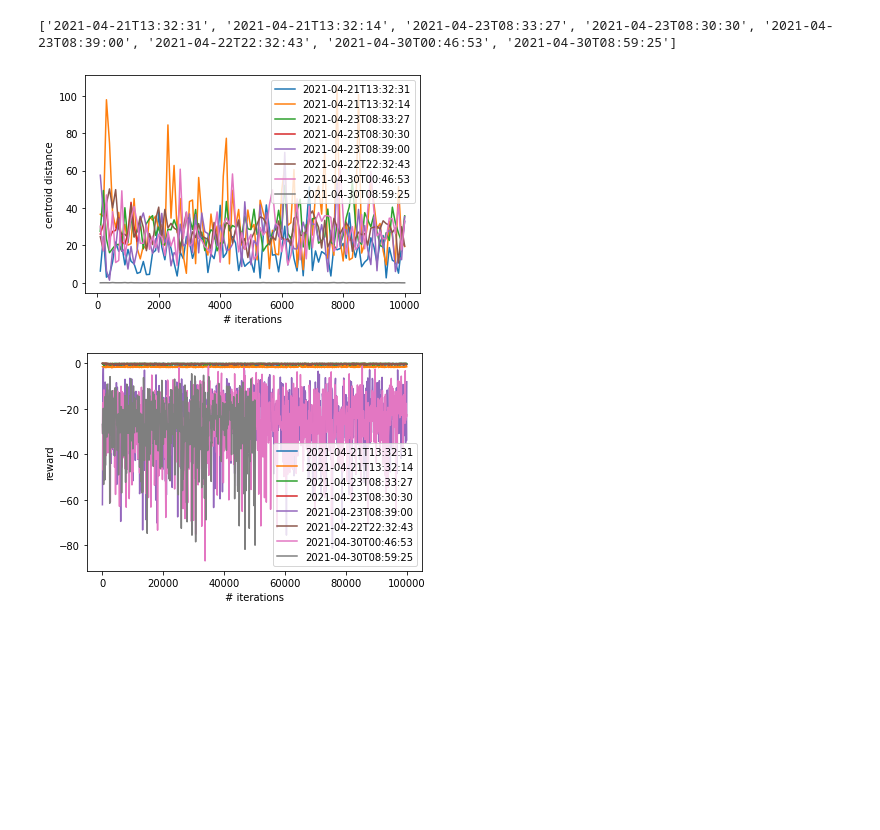
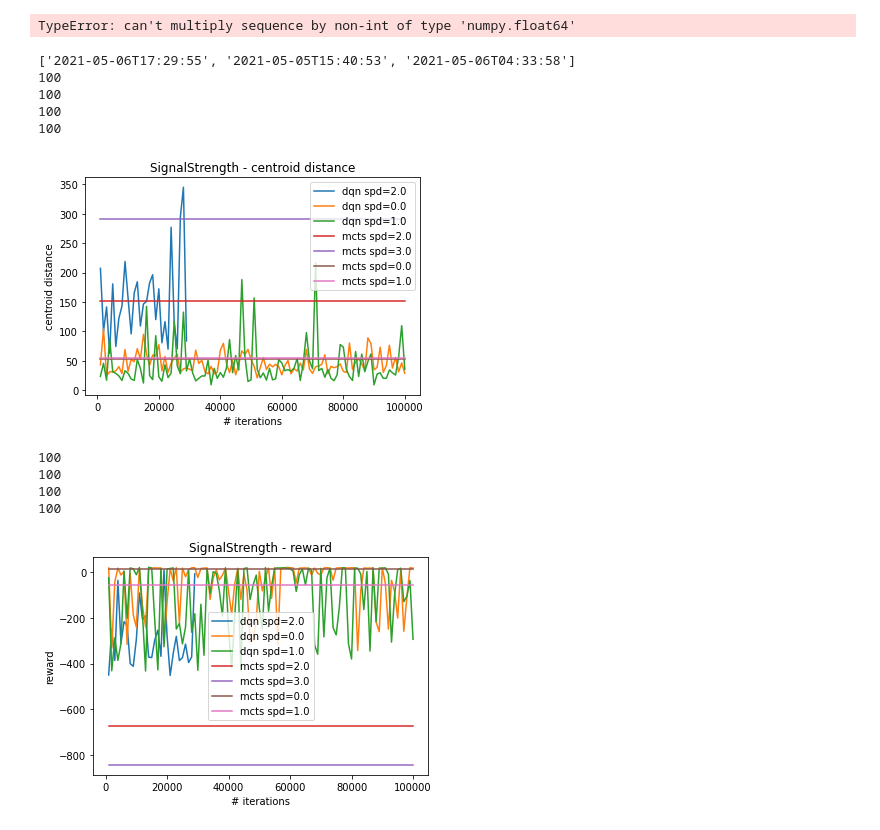
Before and after one commit to IQTLabs/BirdsEye, a Jupyter notebook: results.ipynb, the cells around one changed output. Drawn from its saved outputs; the diff is of its cells as text; code cells hidden in the pictures; blank space fills up the shorter version.

```diff
--- a/results.ipynb
+++ b/results.ipynb
@@ -3,0 +39,7 @@ from birdseye.results import *
+# %%
+mcts_logs = {}
+for run in filtered_mcts_runs:
+    mcts_logs[run] = {
+        'config': get_config('mcts', run),
+        'data': get_data('mcts', run)
+    }
@@ -4,30 +50,54 @@ from birdseye.results import *
+# %%
+[1]*10*np.mean([1,2])
+# %% [output]
+TypeError: can't multiply sequence by non-int of type 'numpy.float64'
 # %%
 dqn_runs = get_valid_runs('dqn')
-config_filter = {'target_speed':'0.0'}
+#config_filter = {'target_speed':'0.0'}
+config_filter = {'datetime_start': '2021-05-03T22:26:56' }
+config_filter = {'sensor': 'signalstrength'}
 filtered_dqn_runs = filter_runs('dqn', dqn_runs, config_filter)
 print(filtered_dqn_runs)
 
 plt.figure()
 for r in filtered_dqn_runs:
     config = get_config('dqn', r)
     data = get_data('dqn', r)
-    plt.plot(data['n_iter'][:100], data['avg_centroid_err'][:100]/float(config['Methods']['max_episode_length']), label=r)
+    plt.plot(data['n_iter'], data['avg_centroid_err'], label='dqn spd={}'.format(float(config['Methods']['target_speed'])))
+
+for run in mcts_logs:
+    print(len(data['n_iter']))
+    plt.plot(data['n_iter'], len(data['n_iter'])*[np.mean(mcts_logs[run]['data']['avg_centroid_err'])], label='mcts spd={}'.format(float(mcts_logs[run]['config']['Methods']['target_speed'])))
 plt.xlabel('# iterations')
 plt.ylabel('centroid distance')
 plt.legend()
+plt.title('SignalStrength - centroid distance')
 plt.show()
 
 plt.figure()
 for r in filtered_dqn_runs:
     config = get_config('dqn', r)
     data = get_data('dqn', r)
-    plt.plot(data['n_iter'], data['total_reward']/float(config['Methods']['max_episode_length']), label=r)
+    plt.plot(data['n_iter'], data['total_reward'], label='dqn spd={}'.format(float(config['Methods']['target_speed'])))
+
+for run in mcts_logs:
+    print(len(data['n_iter']))
+    plt.plot(data['n_iter'], len(data['n_iter'])*[np.mean(mcts_logs[run]['data']['total_reward'])], label='mcts spd={}'.format(float(mcts_logs[run]['config']['Methods']['target_speed'])))
 plt.xlabel('# iterations')
 plt.ylabel('reward')
 plt.legend()
+plt.title('SignalStrength - reward')
 plt.show()
 #total_reward
 # %% [output]
-['2021-04-21T13:32:31', '2021-04-21T13:32:14', '2021-04-23T08:33:27', '2021-04-23T08:30:30', '2021-04-23T08:39:00', '2021-04-22T22:32:43', '2021-04-30T00:46:53', '2021-04-30T08:59:25']
+['2021-05-06T17:29:55', '2021-05-05T15:40:53', '2021-05-06T04:33:58']
+100
+100
+100
+100
-[figure, old version]
+[figure, new version]
+100
+100
+100
+100
-[figure, old version]
+[figure, new version]
```
Also changed, not shown: parts of 17 cells of this notebook, 4 other files.
